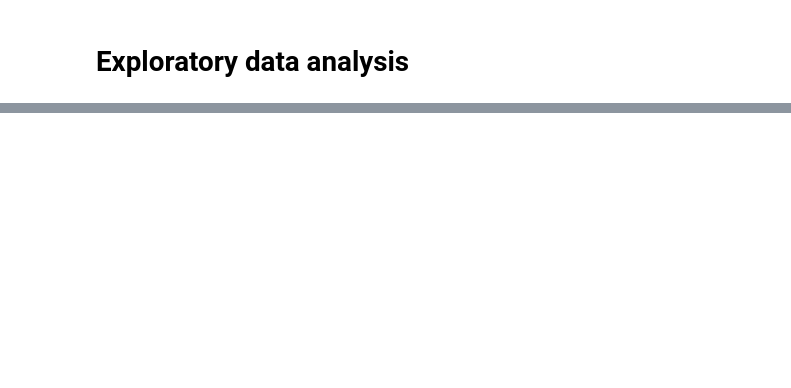
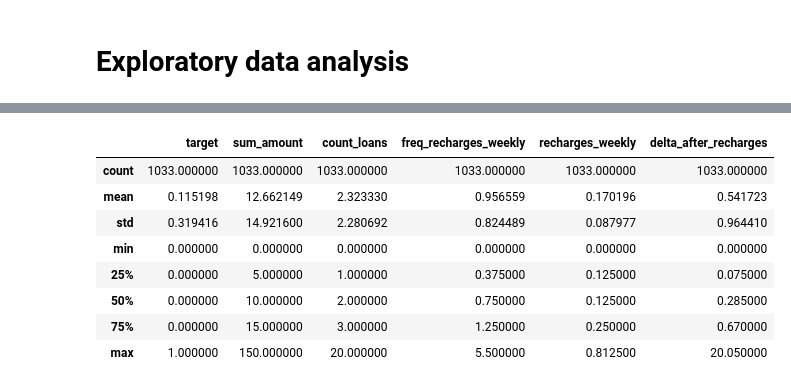
Before and after one commit to ennioferreirab/forecast_classification_test, a Jupyter notebook: 0_load_data.ipynb, the cells around one changed output, grey strips where cells are left out. Cells and saved outputs as stored; diff of their text form; code cells hidden in the pictures; blank space fills up the shorter version.

```diff
--- a/0_load_data.ipynb
+++ b/0_load_data.ipynb
@@ -109,0 +404,12 @@ Name: amount, dtype: float64
+# %%
+train_df.describe()
+# %% [output]
+|  | target | sum_amount | count_loans | freq_recharges_weekly | recharges_weekly | delta_after_recharges |
+| count | 1033.000000 | 1033.000000 | 1033.000000 | 1033.000000 | 1033.000000 | 1033.000000 |
+| mean | 0.115198 | 12.662149 | 2.323330 | 0.956559 | 0.170196 | 0.541723 |
+| std | 0.319416 | 14.921600 | 2.280692 | 0.824489 | 0.087977 | 0.964410 |
+| min | 0.000000 | 0.000000 | 0.000000 | 0.000000 | 0.000000 | 0.000000 |
+| 25% | 0.000000 | 5.000000 | 1.000000 | 0.375000 | 0.125000 | 0.075000 |
+| 50% | 0.000000 | 10.000000 | 2.000000 | 0.750000 | 0.125000 | 0.285000 |
+| 75% | 0.000000 | 15.000000 | 3.000000 | 1.250000 | 0.250000 | 0.670000 |
+| max | 1.000000 | 150.000000 | 20.000000 | 5.500000 | 0.812500 | 20.050000 |
```
Also changed, not shown: parts of 29 cells of this notebook.
